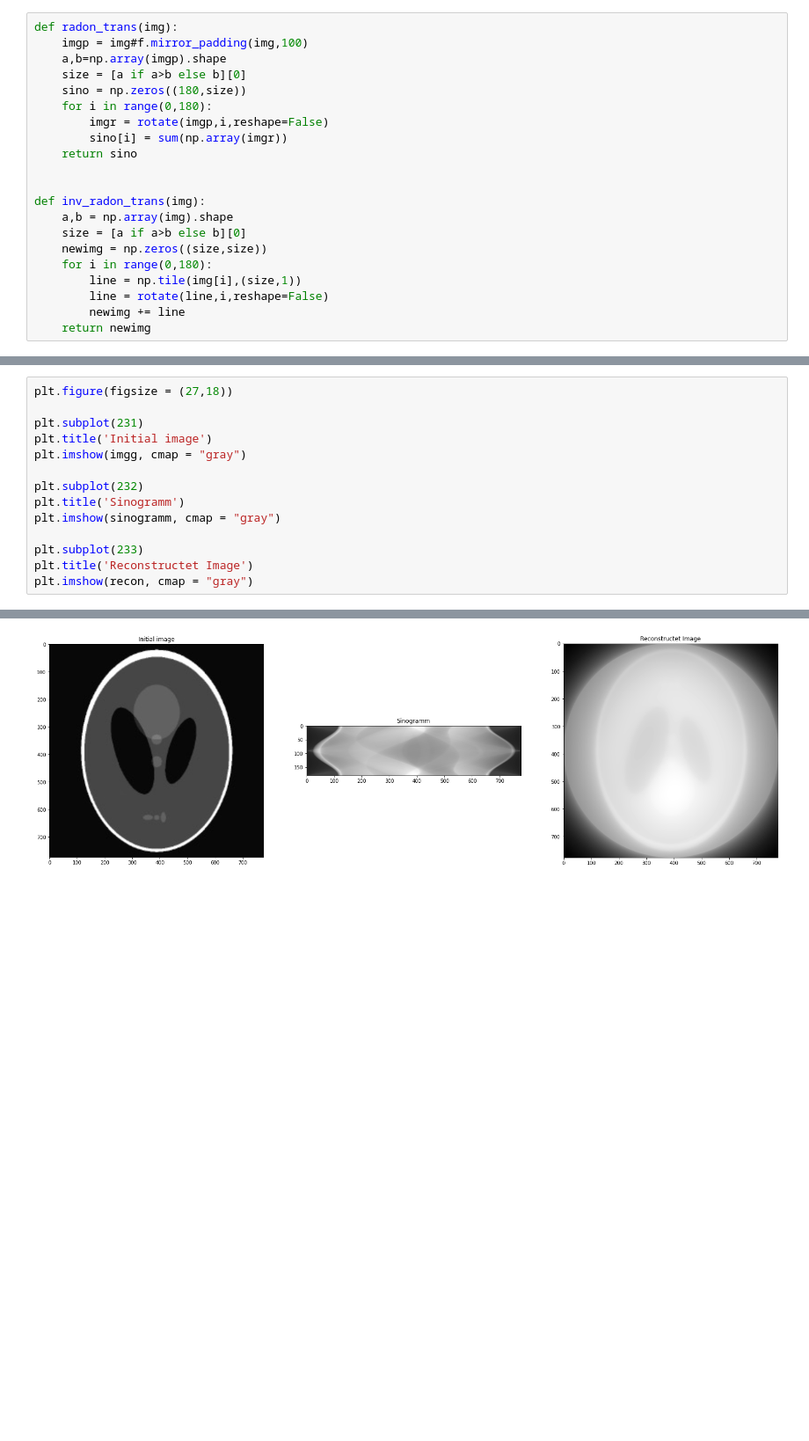
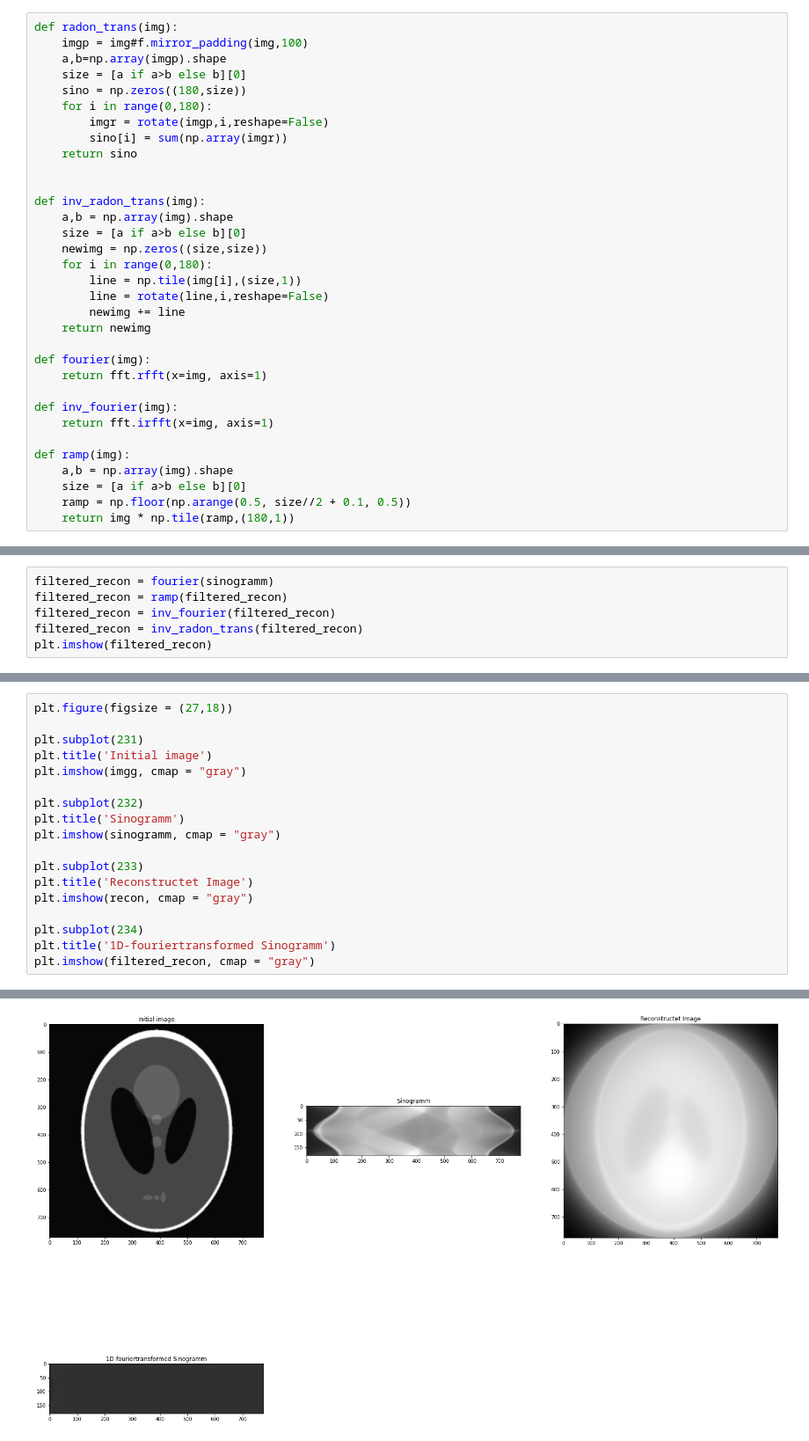
Before and after one commit to Friedrich-Jahns/Bildgebende-Verfahren_Programme, a Jupyter notebook: sinogramm/sinogramm.ipynb, the cells around one changed output, grey strips where cells are left out. Shown: that part at 88% size. Saved outputs shown, nothing was run; the diff lists cells and outputs as text; blank space fills up the shorter version.

```diff
--- a/sinogramm/sinogramm.ipynb
+++ b/sinogramm/sinogramm.ipynb
@@ -39,6 +39,18 @@ def inv_radon_trans(img):
         line = rotate(line,i,reshape=False)
         newimg += line
     return newimg
+
+def fourier(img):
+    return fft.rfft(x=img, axis=1)
+
+def inv_fourier(img):
+    return fft.irfft(x=img, axis=1)
+
+def ramp(img):
+    a,b = np.array(img).shape
+    size = [a if a>b else b][0]
+    ramp = np.floor(np.arange(0.5, size//2 + 0.1, 0.5))
+    return img * np.tile(ramp,(180,1))
 # %%
 plt.figure(figsize = (20,15))
 sinogramm = radon_trans(imgg)
@@ -48,0 +61,6 @@ recon = inv_radon_trans(sinogramm)
+# %%
+filtered_recon = fourier(sinogramm)
+filtered_recon = ramp(filtered_recon)
+filtered_recon = inv_fourier(filtered_recon)
+filtered_recon = inv_radon_trans(filtered_recon)
+plt.imshow(filtered_recon)
@@ -49,17 +69,21 @@ recon = inv_radon_trans(sinogramm)
 # %%
 plt.figure(figsize = (27,18))
 
 plt.subplot(231)
 plt.title('Initial image')
 plt.imshow(imgg, cmap = "gray")
 
 plt.subplot(232)
 plt.title('Sinogramm')
 plt.imshow(sinogramm, cmap = "gray")
 
 plt.subplot(233)
 plt.title('Reconstructet Image')
 plt.imshow(recon, cmap = "gray")
+
+plt.subplot(234)
+plt.title('1D-fouriertransformed Sinogramm')
+plt.imshow(filtered_recon, cmap = "gray")
 # %% [output]
 <matplotlib.image.AxesImage at 0x...>
-[figure, old version]
+[figure, new version]
```
Also changed, not shown: parts of 5 cells of this notebook.
